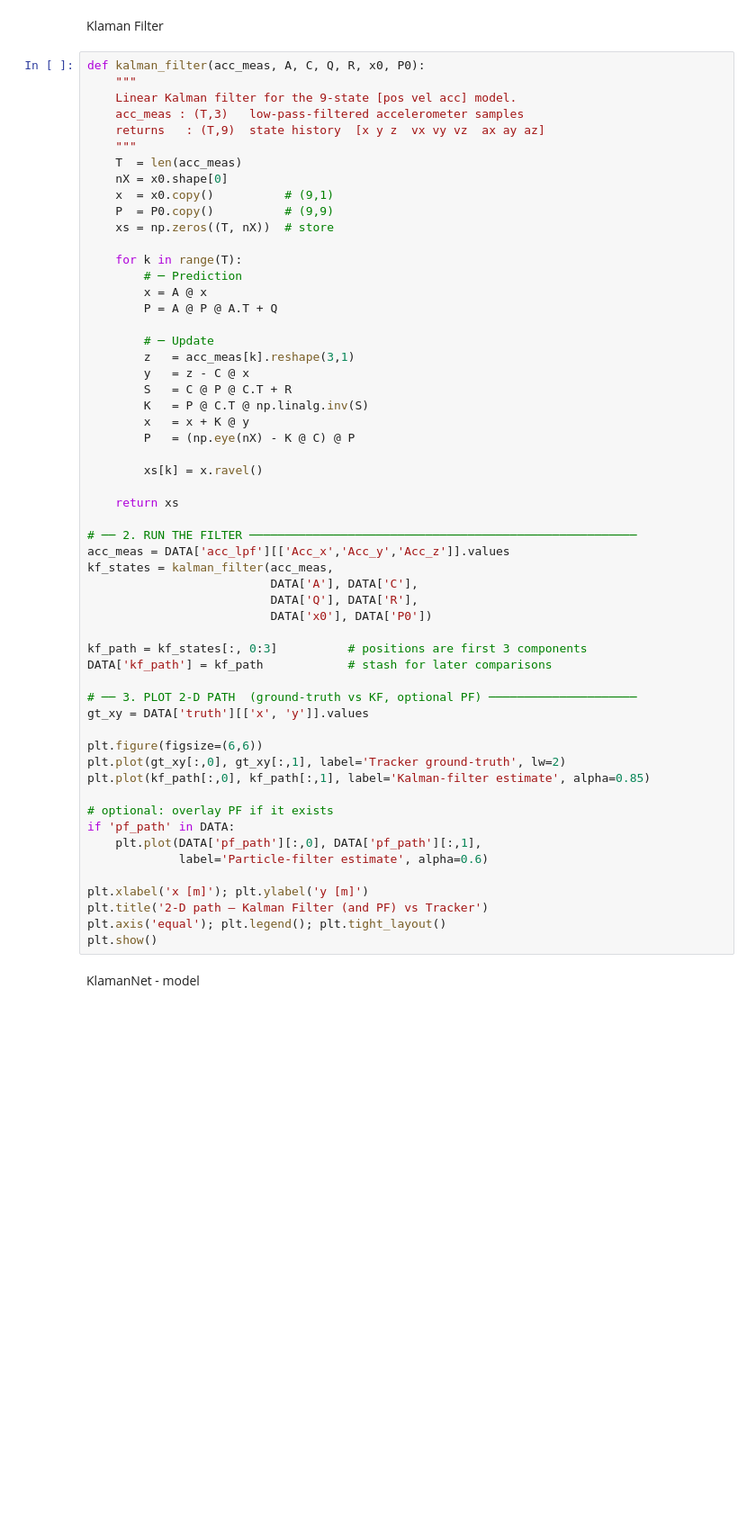
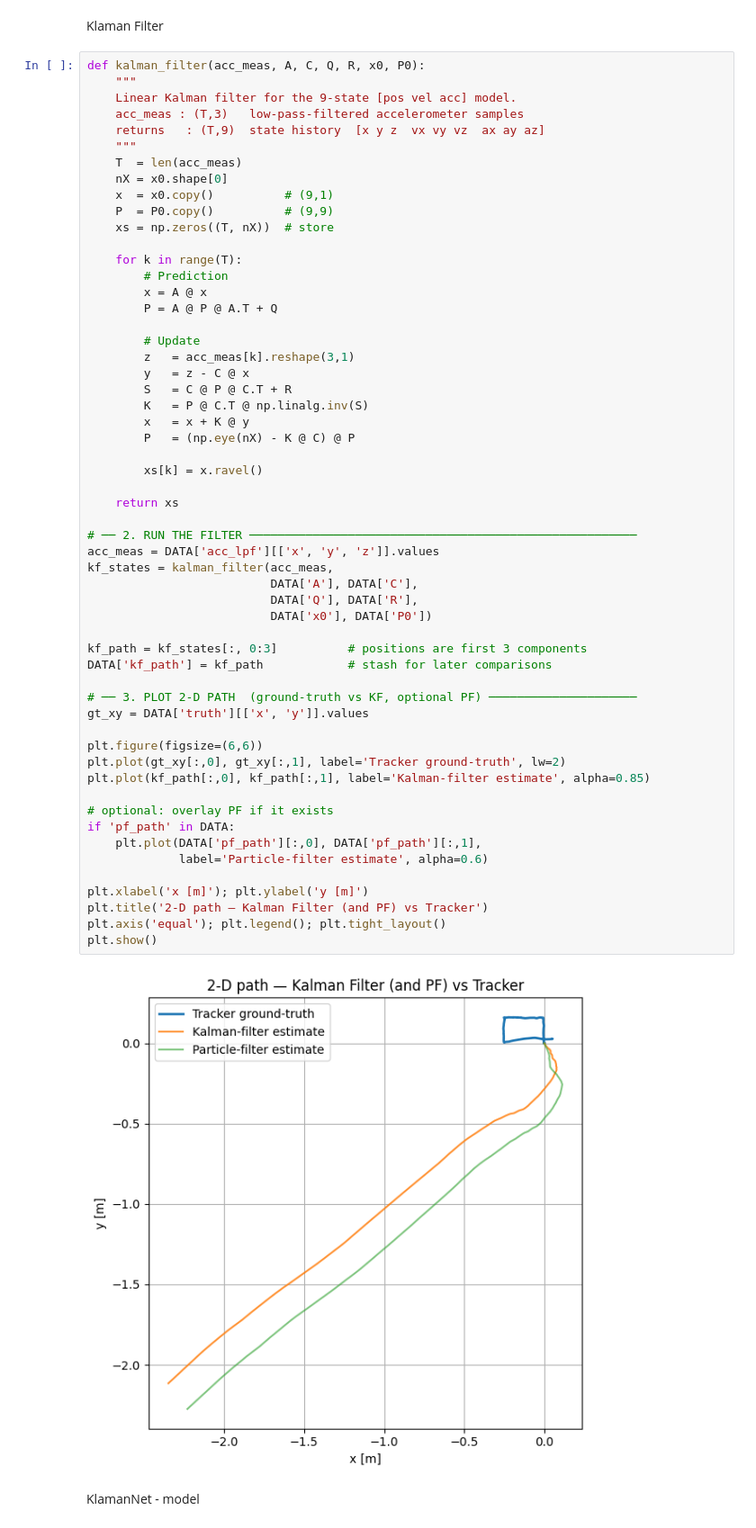
Before and after one commit to Ash920323/kalman-net, a Jupyter notebook: src/notebooks/IMU.ipynb, the cells around one changed output. Shown at 90% size. Drawn from its saved outputs; the diff is of its cells as text; blank space fills up the shorter version.

```diff
--- a/src/notebooks/IMU.ipynb
+++ b/src/notebooks/IMU.ipynb
@@ -235,11 +257,11 @@ def kalman_filter(acc_meas, A, C, Q, R, x0, P0):
     xs = np.zeros((T, nX))  # store
 
     for k in range(T):
-        # ─ Prediction
+        # Prediction
         x = A @ x
         P = A @ P @ A.T + Q
 
-        # ─ Update
+        # Update
         z   = acc_meas[k].reshape(3,1)
         y   = z - C @ x
         S   = C @ P @ C.T + R
@@ -249,34 +271,36 @@ def kalman_filter(acc_meas, A, C, Q, R, x0, P0):
 
         xs[k] = x.ravel()
 
     return xs
 
 # ── 2. RUN THE FILTER ───────────────────────────────────────────────────────
-acc_meas = DATA['acc_lpf'][['Acc_x','Acc_y','Acc_z']].values
+acc_meas = DATA['acc_lpf'][['x', 'y', 'z']].values
 kf_states = kalman_filter(acc_meas,
                           DATA['A'], DATA['C'],
                           DATA['Q'], DATA['R'],
                           DATA['x0'], DATA['P0'])
 
 kf_path = kf_states[:, 0:3]          # positions are first 3 components
 DATA['kf_path'] = kf_path            # stash for later comparisons
 
 # ── 3. PLOT 2-D PATH  (ground-truth vs KF, optional PF) ─────────────────────
 gt_xy = DATA['truth'][['x', 'y']].values
 
 plt.figure(figsize=(6,6))
 plt.plot(gt_xy[:,0], gt_xy[:,1], label='Tracker ground-truth', lw=2)
 plt.plot(kf_path[:,0], kf_path[:,1], label='Kalman-filter estimate', alpha=0.85)
 
 # optional: overlay PF if it exists
 if 'pf_path' in DATA:
     plt.plot(DATA['pf_path'][:,0], DATA['pf_path'][:,1],
              label='Particle-filter estimate', alpha=0.6)
 
 plt.xlabel('x [m]'); plt.ylabel('y [m]')
 plt.title('2-D path — Kalman Filter (and PF) vs Tracker')
 plt.axis('equal'); plt.legend(); plt.tight_layout()
 plt.show()
+# %% [output]
+[figure, added]
 # %% [markdown]
 KlamanNet - model
 # %%
```
Also changed, not shown: parts of 10 cells of this notebook, 4 other files.
